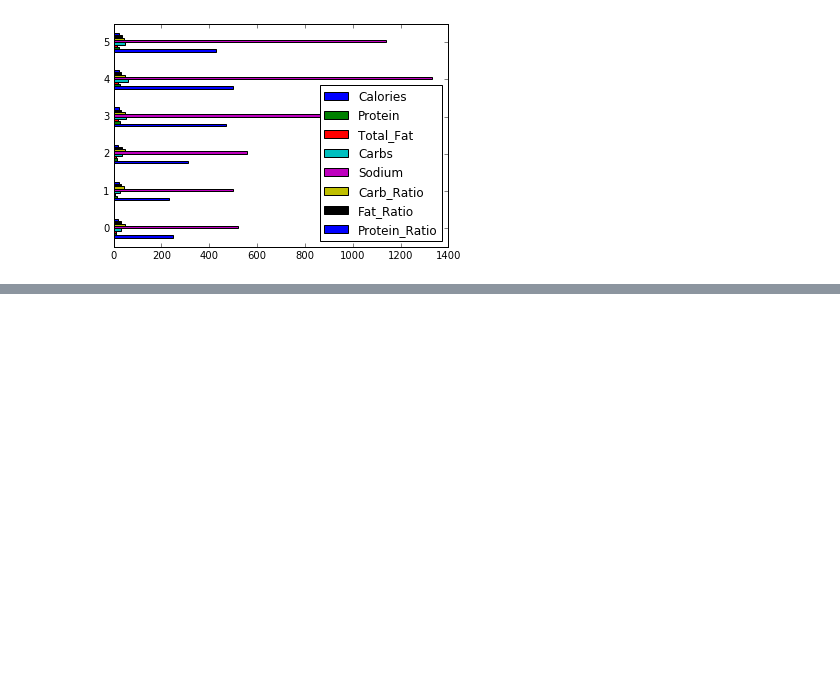
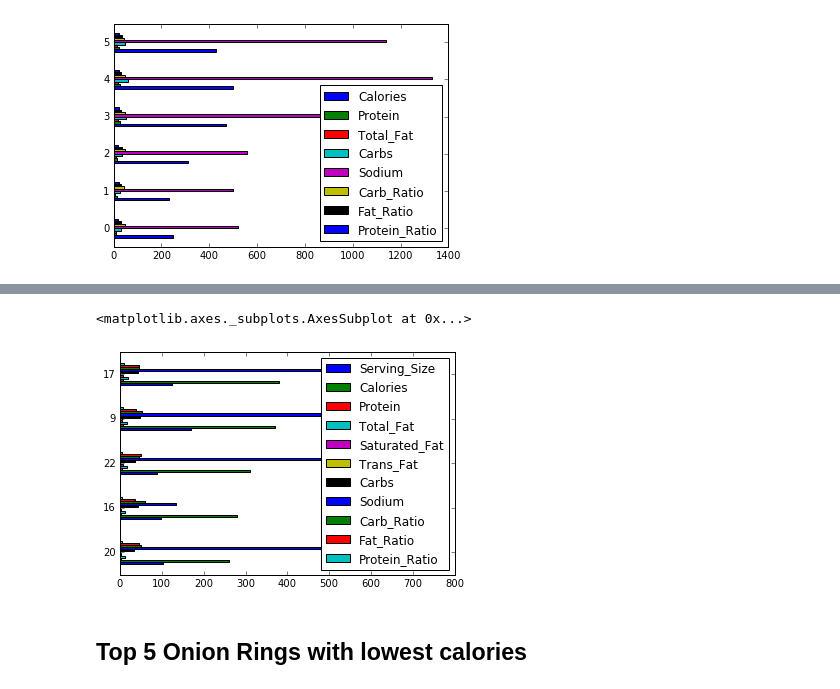
Before and after one commit to mauricecox/Final-Project, a Jupyter notebook: Final Project.ipynb, the cells around one changed output, grey strips where cells are left out. Saved outputs shown, nothing was run; the diff lists cells and outputs as text; code cells hidden in the pictures; blank space fills up the shorter version.

```diff
--- a/Final Project.ipynb
+++ b/Final Project.ipynb
@@ -398,0 +356,3 @@ BreadSticks_CheesyBread
+# %%
+Fries = Fries.sort(["Calories"], axis=0, ascending=True, inplace=False).head(5)
+Fries
@@ -398,0 +366,7 @@ BreadSticks_CheesyBread
+# %%
+Fries.plot(kind="barh")
+# %% [output]
+<matplotlib.axes._subplots.AxesSubplot at 0x...>
+[figure, added]
+# %% [markdown]
+## Top 5 Onion Rings with lowest calories
```
Also changed, not shown: parts of 18 cells of this notebook.
